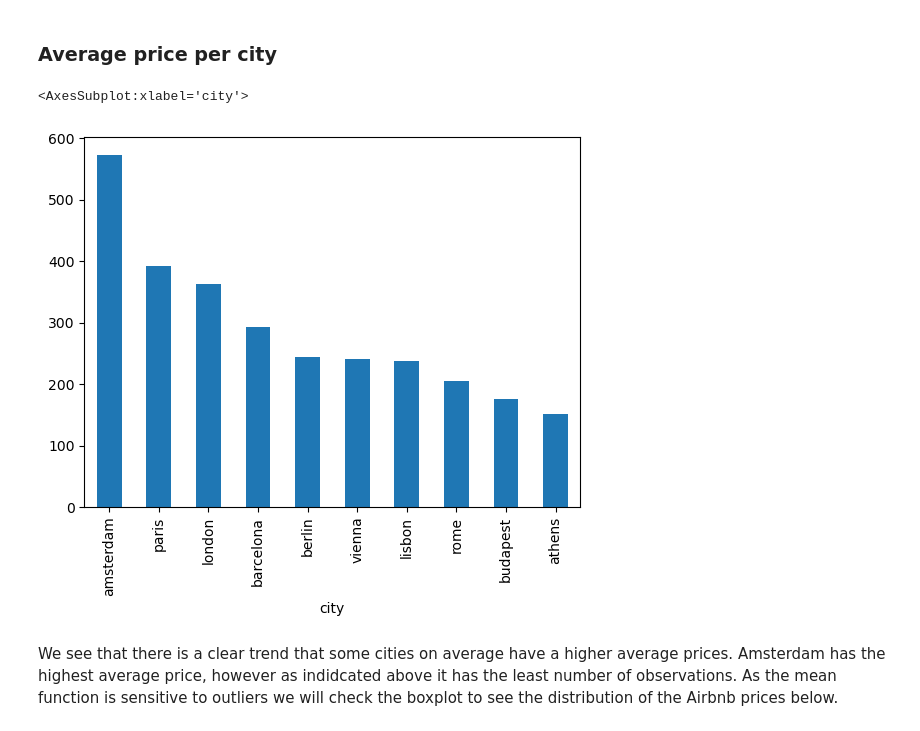
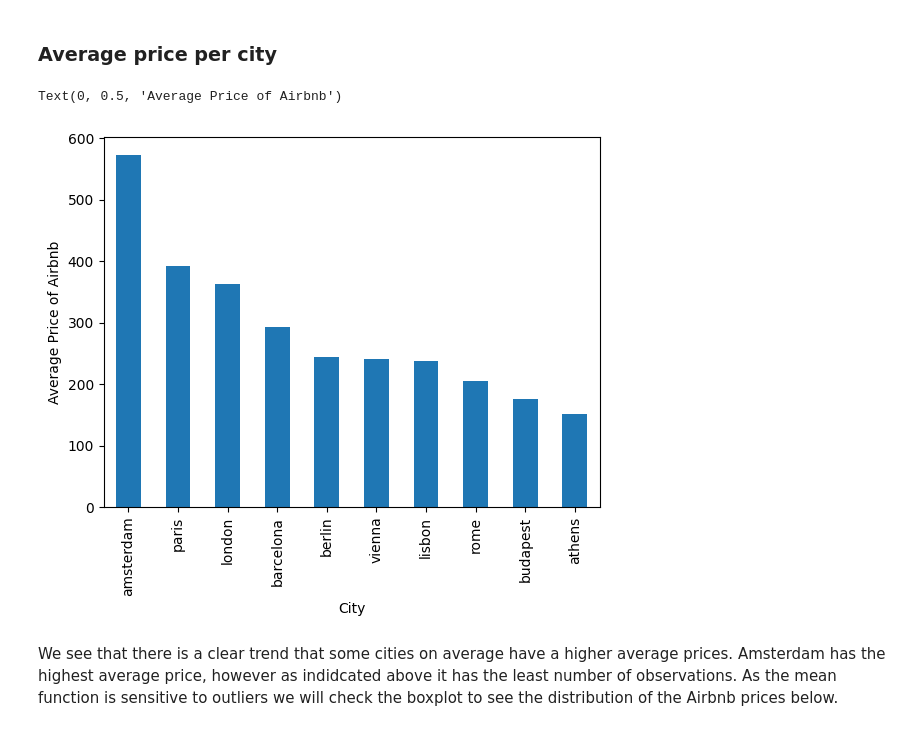
Before and after one commit to Hrithik0015/ECON323_Project, a Jupyter notebook: Project_Report.ipynb, the cells around one changed output. Cells and saved outputs as stored; diff of their text form; code cells hidden in the pictures.

```diff
--- a/Project_Report.ipynb
+++ b/Project_Report.ipynb
@@ -220,10 +223,13 @@ We see that London has the most data points while Amsterdam has the least amount
 # %%
 avg_price = df.groupby("city")["realSum"].mean()
 
 avg_price.sort_values(ascending=False).plot.bar()
+
+plt.xlabel("City")
+plt.ylabel("Average Price of Airbnb")
 # %% [output]
-<AxesSubplot:xlabel='city'>
+Text(0, 0.5, 'Average Price of Airbnb')
-[figure, old version]
+[figure, new version]
 # %% [markdown]
 We see that there is a clear trend that some cities on average have a higher average prices. Amsterdam has the highest average price, however as indidcated above it has the least number of observations. As the mean function is sensitive to outliers we will check the boxplot to see the distribution of the Airbnb prices below.
 # %% [markdown]
```
Also changed, not shown: parts of 5 cells of this notebook.
